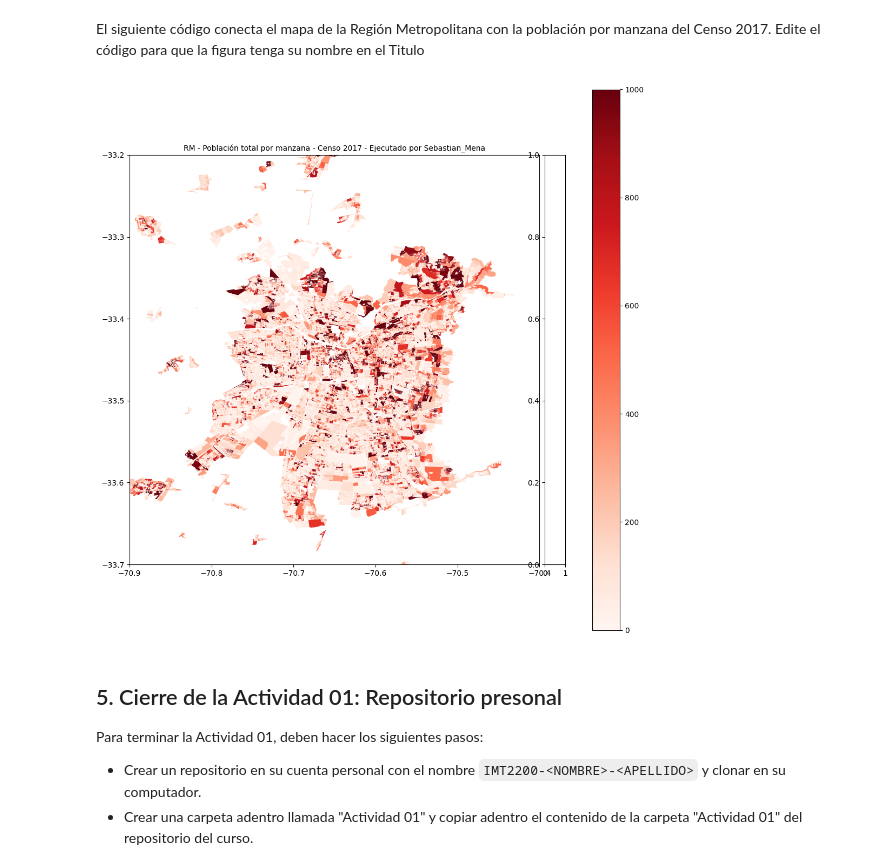
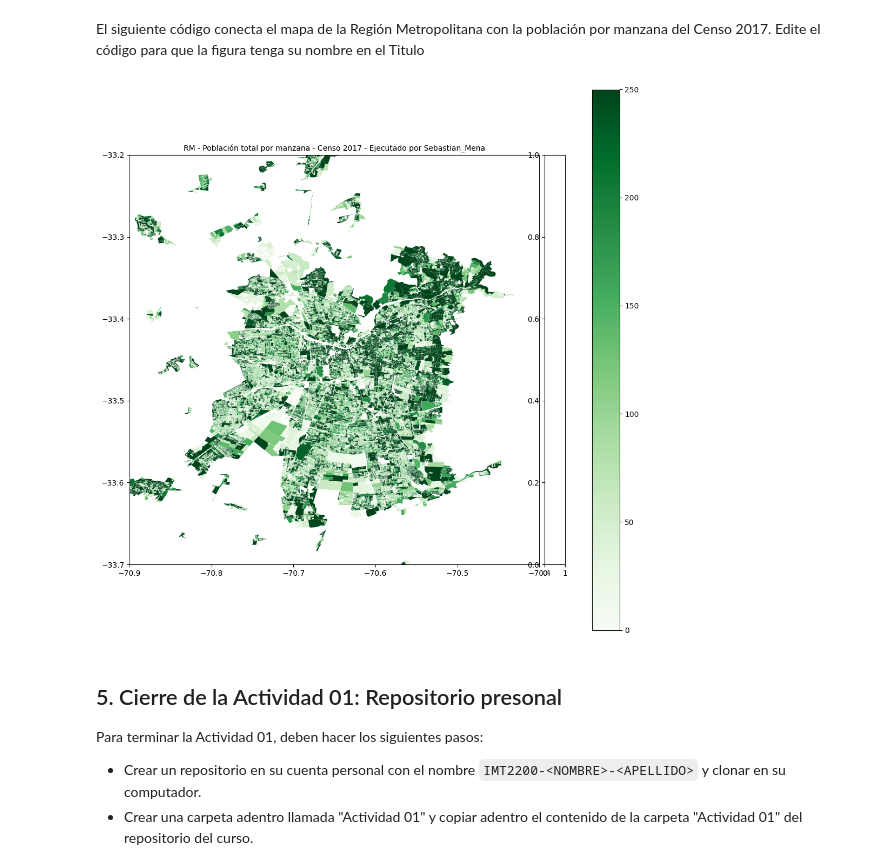
Before and after one commit to Sebastmenas/IMT2200--Sebastian-Mena, a Jupyter notebook: Actividades/AC1/IMT2200 - Actividad 01.ipynb, the cells around one changed output. Cells and saved outputs as stored; diff of their text form; code cells hidden in the pictures.

```diff
--- a/Actividades/AC1/IMT2200 - Actividad 01.ipynb
+++ b/Actividades/AC1/IMT2200 - Actividad 01.ipynb
@@ -144,35 +144,35 @@ El siguiente código conecta el mapa de la Región Metropolitana con la poblaci
 from mpl_toolkits.axes_grid1 import make_axes_locatable
 import matplotlib.colors as colors
 
 #Crear figura y ejes
 fig=plt.figure(figsize=(13,13))
 ax=fig.add_subplot(111)
 divider = make_axes_locatable(ax)
 cax = divider.append_axes("right", size="5%", pad=0.1)
 
 # cantidad de personas por manzana
 Z=manz['TOTAL_PERS']
-manz.plot(ax=ax, column='TOTAL_PERS', cmap='Reds', legend=True, vmin=0, vmax=1000)
+manz.plot(ax=ax, column='TOTAL_PERS', cmap='Greens', legend=True, vmin=0, vmax= 250)
 
 com_projected = com.to_crs(epsg=3857)
 com_projected.boundary.plot(ax=ax, lw=0.2, color='k')
 
 xlim=[-70.9,-70.4]
 ylim=[-33.7,-33.2]
 for x, y, label in zip(com_projected.geometry.centroid.x, com_projected.geometry.centroid.y, com_projected.NOM_COMUNA):
     if xlim[0]<x<xlim[1] and ylim[0]<y<ylim[1]:
         ax.text(x, y, label, fontsize = 10)
 
 ax.set_xlim(xlim)
 ax.set_ylim(ylim);
 
 ## Reemplace 'XXX' por su apellido
 ax.set_title('RM - Población total por manzana - Censo 2017 - Ejecutado por Sebastian_Mena',fontsize=10)
 
 ## Reemplace 'XXX' por su apellido en el nombre del archivo de salida
 fig.savefig('PoblacionRM_C2017_Sebastian_Mena.jpg')
 # %% [output]
-[figure, old version]
+[figure, new version]
 # %% [markdown]
 ## 5. Cierre de la Actividad 01: Repositorio presonal
 
```
Also changed, not shown: 2 other files.
